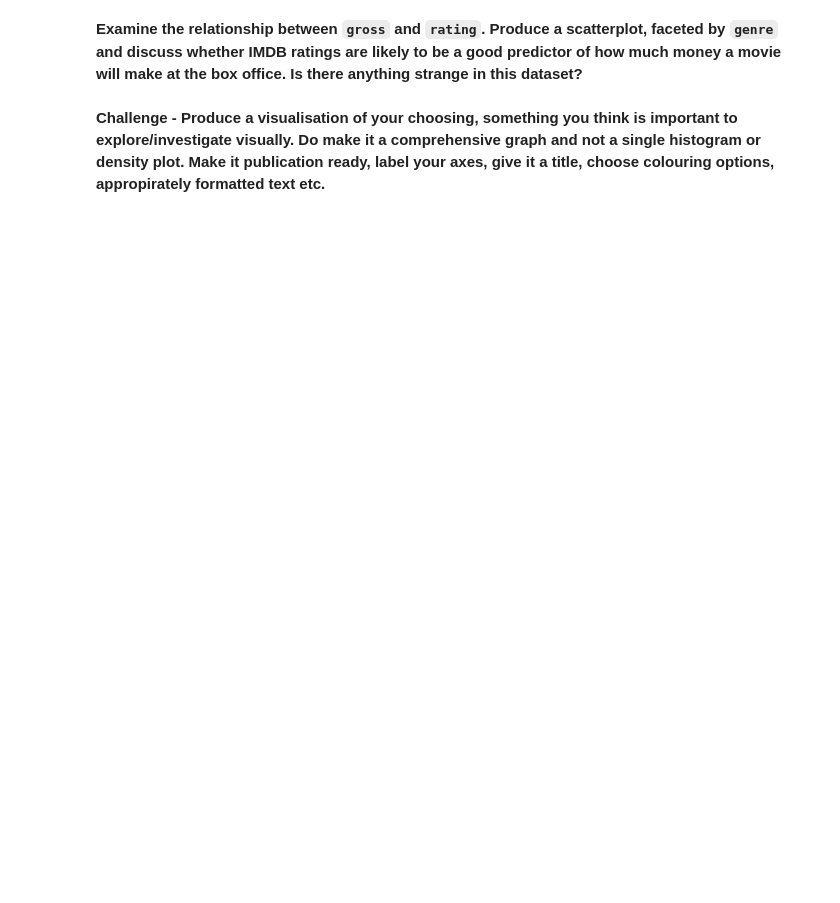
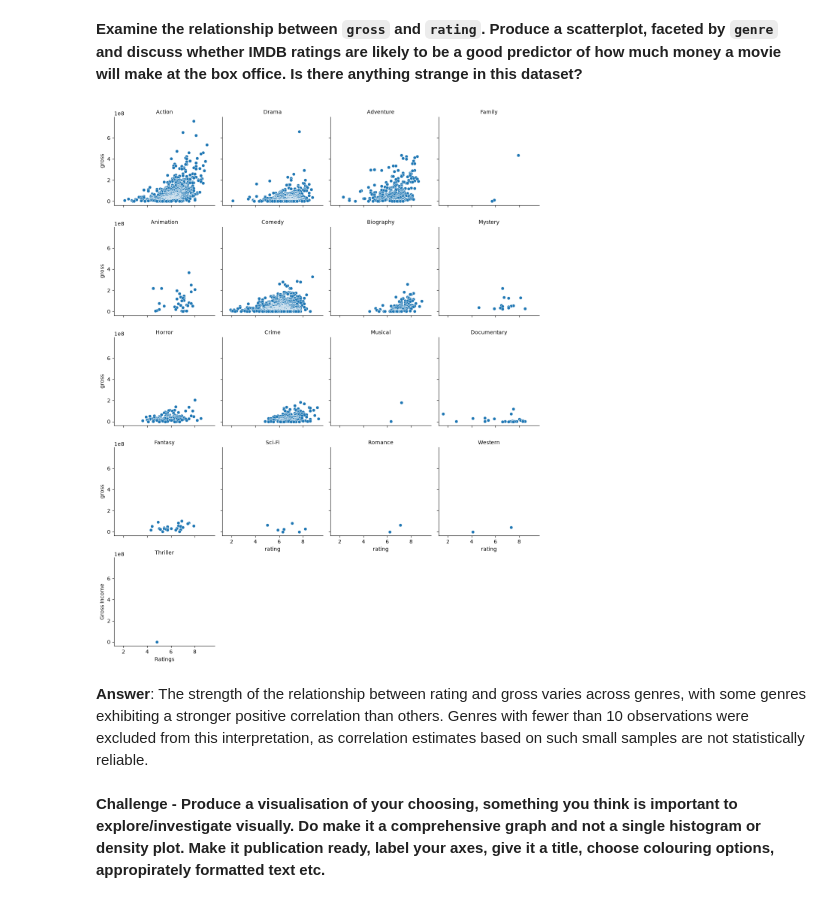
Before and after one commit to Brennan-Chan/Analytics-Through-Coding-AUT_26, a Jupyter notebook: Session_2/Homework.ipynb, the cells around one changed output. Cells and saved outputs as stored; diff of their text form; code cells hidden in the pictures; blank space fills up the shorter version.

```diff
--- a/Session_2/Homework.ipynb
+++ b/Session_2/Homework.ipynb
@@ -62,4 +277,26 @@ False
 # %% [markdown]
 **Examine the relationship between `gross` and `rating`. Produce a scatterplot, faceted by `genre` and discuss whether IMDB ratings are likely to be a good predictor of how much money a movie will make at the box office. Is there anything strange in this dataset?**
+# %%
+# make a scatter plot
+gross_rating_plot = sns.relplot(
+    data=movies,
+    x='rating',
+    y='gross',
+    col='genre',
+    col_wrap=4,
+    height=3
+)
+gross_rating_plot.set_titles('{col_name}')
+gross_rating_plot.set_axis_labels('rating', 'gross')
+
+
+plt.Figure(figsize=(15, 15))
+plt.xlabel("Ratings")
+plt.ylabel("Gross Income")
+plt.show()
+# %% [output]
+[figure, added]
+# %% [markdown]
+**Answer**: The strength of the relationship between rating and gross varies across genres, with some genres exhibiting a stronger positive correlation than others. Genres with fewer than 10 observations were excluded from this interpretation, as correlation estimates based on such small samples are not statistically reliable.
 # %% [markdown]
 **Challenge - Produce a visualisation of your choosing, something you think is important to explore/investigate visually. Do make it a comprehensive graph and not a single histogram or density plot. Make it publication ready, label your axes, give it a title, choose colouring options, appropirately formatted text etc.**
```
Also changed, not shown: parts of 12 cells of this notebook, 1 other file.
